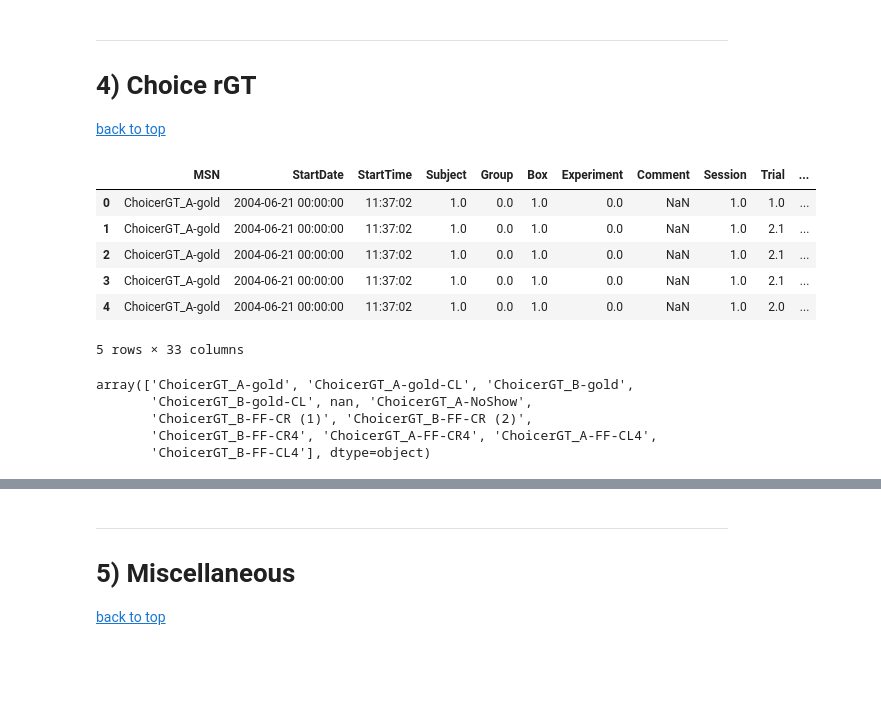
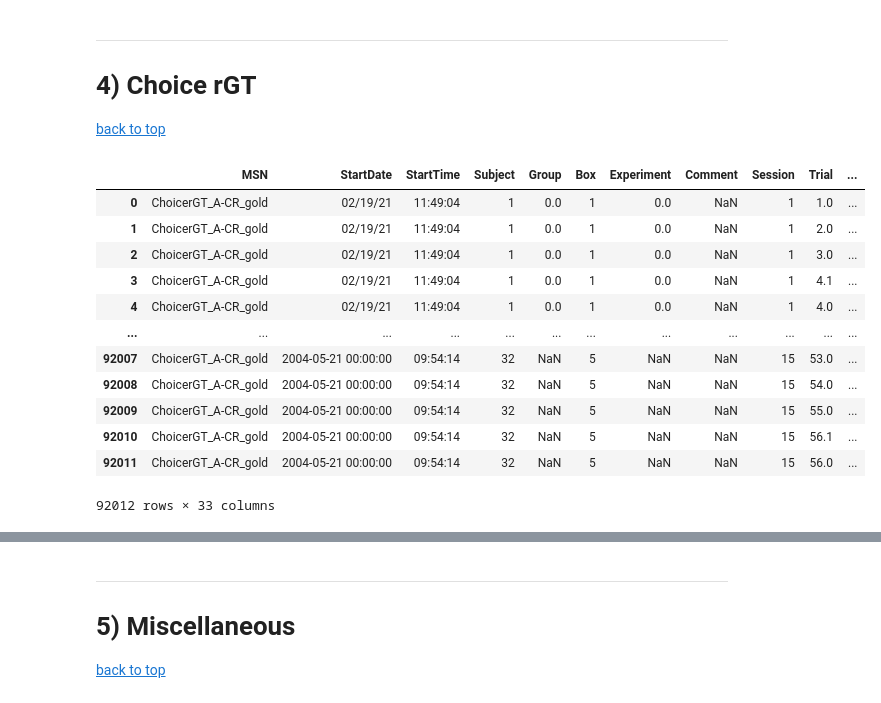
Before and after one commit to deckyblue/sparklyRGT, a Jupyter notebook: sparklyRGT_tutorial/sparklyRGT_documentation.ipynb, the cells around one changed output, grey strips where cells are left out. Cells and saved outputs as stored; diff of their text form; code cells hidden in the pictures; blank space fills up the shorter version.

Commit message:
Tried solving Free data - unsuccessful
suspect an Na subject, or something wrong with MSN

```diff
--- a/sparklyRGT_tutorial/sparklyRGT_documentation.ipynb
+++ b/sparklyRGT_tutorial/sparklyRGT_documentation.ipynb
@@ -531,22 +513,28 @@ rgt.rgt_plot('risk',startdose,enddose,title,means_risk,SEM_risk,group_names = gr
 
 [back to top](#SparklyRGT:-rGT-functions-for-data-manipulation-and-visualization)
 # %%
-file_names = ['KH10B-Free-raw.xlsx']
+file_names = ['KH10B-FL-raw.xlsx']
 
 df = rgt.load_data(file_names)
 
 #load_data won't print the dataframe. Use the following function to view the top of your dataframe.
 #Note: it should look the exact same as your first excel file.
 
-df.head()
+df
 # %% [output]
 |  | MSN | StartDate | StartTime | Subject | Group | Box | Experiment | Comment | Session | Trial | ... |
-| 0 | ChoicerGT_A-gold | 2004-06-21 00:00:00 | 11:37:02 | 1.0 | 0.0 | 1.0 | 0.0 | NaN | 1.0 | 1.0 | ... |
-| 1 | ChoicerGT_A-gold | 2004-06-21 00:00:00 | 11:37:02 | 1.0 | 0.0 | 1.0 | 0.0 | NaN | 1.0 | 2.1 | ... |
-| 2 | ChoicerGT_A-gold | 2004-06-21 00:00:00 | 11:37:02 | 1.0 | 0.0 | 1.0 | 0.0 | NaN | 1.0 | 2.1 | ... |
-| 3 | ChoicerGT_A-gold | 2004-06-21 00:00:00 | 11:37:02 | 1.0 | 0.0 | 1.0 | 0.0 | NaN | 1.0 | 2.1 | ... |
-| 4 | ChoicerGT_A-gold | 2004-06-21 00:00:00 | 11:37:02 | 1.0 | 0.0 | 1.0 | 0.0 | NaN | 1.0 | 2.0 | ... |
+| 0 | ChoicerGT_A-CR_gold | 02/19/21 | 11:49:04 | 1 | 0.0 | 1 | 0.0 | NaN | 1 | 1.0 | ... |
+| 1 | ChoicerGT_A-CR_gold | 02/19/21 | 11:49:04 | 1 | 0.0 | 1 | 0.0 | NaN | 1 | 2.0 | ... |
+| 2 | ChoicerGT_A-CR_gold | 02/19/21 | 11:49:04 | 1 | 0.0 | 1 | 0.0 | NaN | 1 | 3.0 | ... |
+| 3 | ChoicerGT_A-CR_gold | 02/19/21 | 11:49:04 | 1 | 0.0 | 1 | 0.0 | NaN | 1 | 4.1 | ... |
+| 4 | ChoicerGT_A-CR_gold | 02/19/21 | 11:49:04 | 1 | 0.0 | 1 | 0.0 | NaN | 1 | 4.0 | ... |
+| ... | ... | ... | ... | ... | ... | ... | ... | ... | ... | ... | ... |
+| 92007 | ChoicerGT_A-CR_gold | 2004-05-21 00:00:00 | 09:54:14 | 32 | NaN | 5 | NaN | NaN | 15 | 53.0 | ... |
+| 92008 | ChoicerGT_A-CR_gold | 2004-05-21 00:00:00 | 09:54:14 | 32 | NaN | 5 | NaN | NaN | 15 | 54.0 | ... |
+| 92009 | ChoicerGT_A-CR_gold | 2004-05-21 00:00:00 | 09:54:14 | 32 | NaN | 5 | NaN | NaN | 15 | 55.0 | ... |
+| 92010 | ChoicerGT_A-CR_gold | 2004-05-21 00:00:00 | 09:54:14 | 32 | NaN | 5 | NaN | NaN | 15 | 56.1 | ... |
+| 92011 | ChoicerGT_A-CR_gold | 2004-05-21 00:00:00 | 09:54:14 | 32 | NaN | 5 | NaN | NaN | 15 | 56.0 | ... |
-5 rows × 33 columns
+92012 rows × 33 columns
 # %%
 males = list(range(1,33))
 
@@ -562,11 +550,3 @@ title = 'Choice rGT'
 
 startsess = 1 #first session you would like to include in figures
 endsess = 15 #last session you would like to include in figures
-# %%
-df.MSN.unique()
-# %% [output]
-array(['ChoicerGT_A-gold', 'ChoicerGT_A-gold-CL', 'ChoicerGT_B-gold',
-       'ChoicerGT_B-gold-CL', nan, 'ChoicerGT_A-NoShow',
-       'ChoicerGT_B-FF-CR (1)', 'ChoicerGT_B-FF-CR (2)',
-       'ChoicerGT_B-FF-CR4', 'ChoicerGT_A-FF-CR4', 'ChoicerGT_A-FF-CL4',
-       'ChoicerGT_B-FF-CL4'], dtype=object)
```
Also changed, not shown: parts of 6 cells of this notebook, 1 other file.
